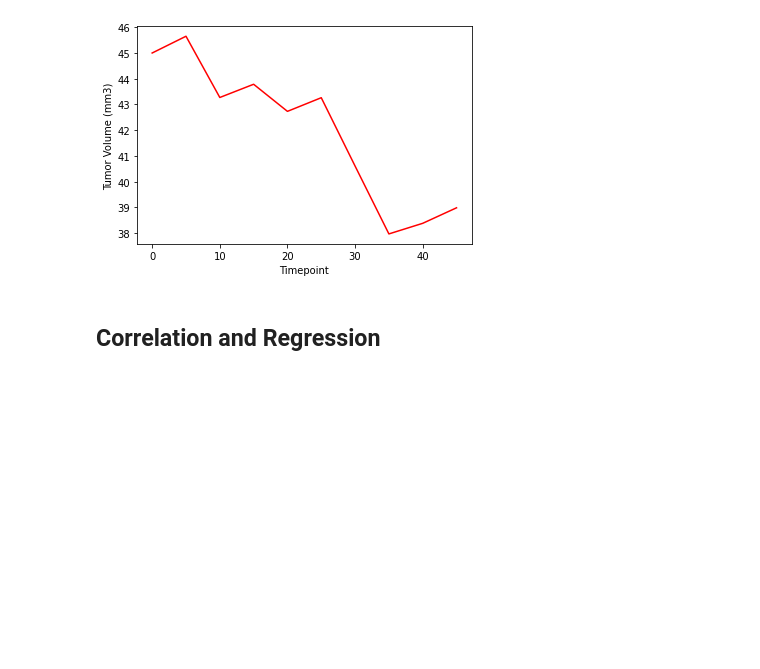
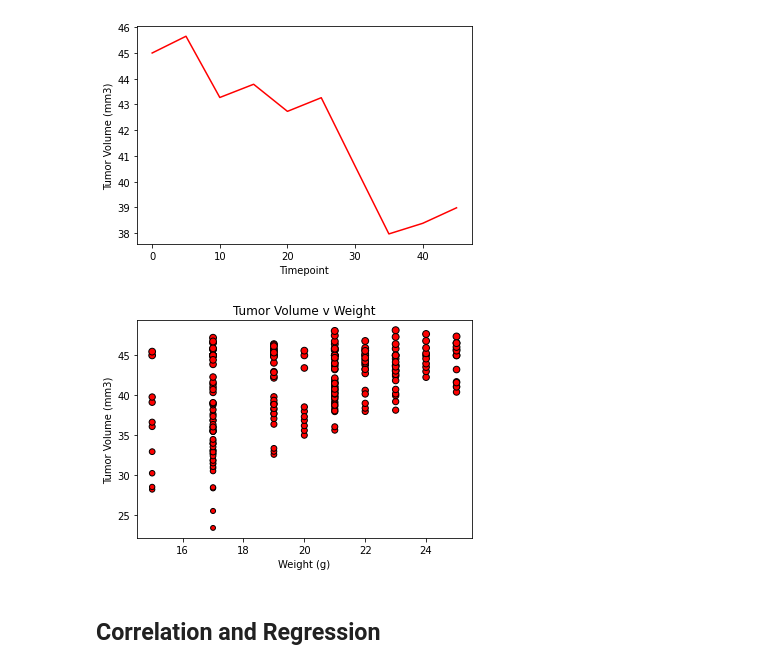
Before and after one commit to vasu11/matplotlib-challenge, a Jupyter notebook: Pymaceuticals/pymaceuticals.ipynb, the cells around one changed output. Cells and saved outputs as stored; diff of their text form; code cells hidden in the pictures; blank space fills up the shorter version.

```diff
--- a/Pymaceuticals/pymaceuticals.ipynb
+++ b/Pymaceuticals/pymaceuticals.ipynb
@@ -281,2 +280,15 @@ plt.show()
+# %%
+# Generate a scatter plot of average tumor volume vs. mouse weight for the Capomulin regimen
+weight = capomulin_df.iloc[:,4]
+capo_tumor_vol = capomulin_df.iloc[:,6]
+#capomulin_df['Tumor Volume (mm3)'].mean()
+plt.scatter(weight, capo_tumor_vol, marker="o", facecolors="red"
+           , edgecolors="black", s=capo_tumor_vol)
+plt.title("Tumor Volume v Weight")
+plt.xlabel("Weight (g)")
+plt.ylabel("Tumor Volume (mm3)")
+plt.show()
+# %% [output]
+[figure, added]
 # %% [markdown]
 ## Correlation and Regression
```
Also changed, not shown: parts of 7 cells of this notebook.
